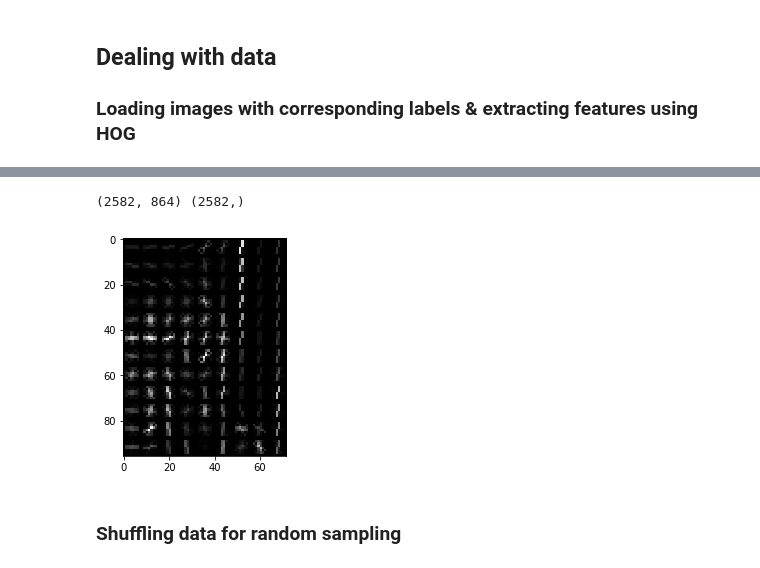
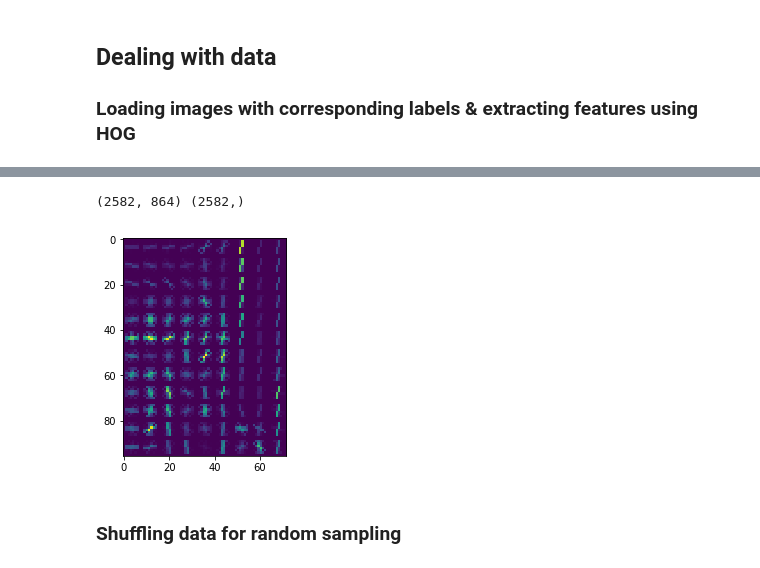
Before and after one commit to nishai/Person-Detection-SVM-HOG, a Jupyter notebook: Person detection.ipynb, the cells around one changed output, grey strips where cells are left out. Drawn from its saved outputs; the diff is of its cells as text; code cells hidden in the pictures.

```diff
--- a/Person detection.ipynb
+++ b/Person detection.ipynb
@@ -114,7 +145,7 @@ def load_data():
     return xs, ys
 
 
-def extract_features(xs, directions=8, block_size=8):
+def extract_features(xs, directions=8, block_size=8, show_progress=True):
     """
     Given a set of images, a set of their corresponding HOG descriptors are returned
 
@@ -127,10 +158,14 @@ def extract_features(xs, directions=8, block_size=8):
         hog_imgs: set with corresponding HOG image representations [np array]
     """
     features = []; hog_imgs = []
+    progress = 0
     for i in xs:
         fd, hi = hog(i, orientations=directions, pixels_per_cell=(block_size, block_size), cells_per_block=(1, 1), visualize=True, block_norm='L2-Hys')
         features.append(fd)
         hog_imgs.append(hi)
+        progress += 1
+        if progress % 150 == 0:
+            print('{} images completed'.format(progress))
 
     return np.array(features), np.array(hog_imgs)
 # %%
@@ -140,9 +193,9 @@ f, h = extract_features(x)
 # %%
-plt.imshow(h[850], cmap='gray')
+plt.imshow(h[850])
 print(f.shape, y.shape)
 # %% [output]
 (2582, 864) (2582,)
-[figure, old version]
+[figure, new version]
 # %% [markdown]
 ### Shuffling data for random sampling
 # %%
```
Also changed, not shown: parts of 21 cells of this notebook.
